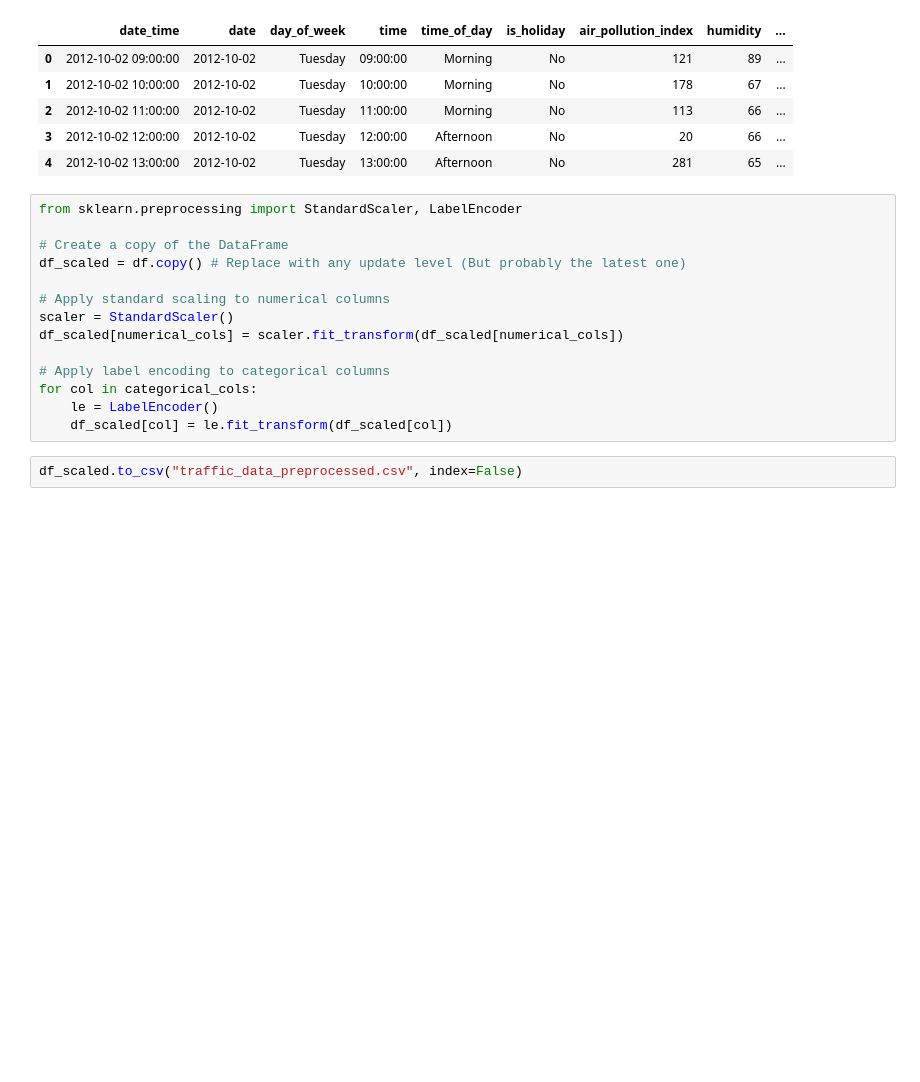
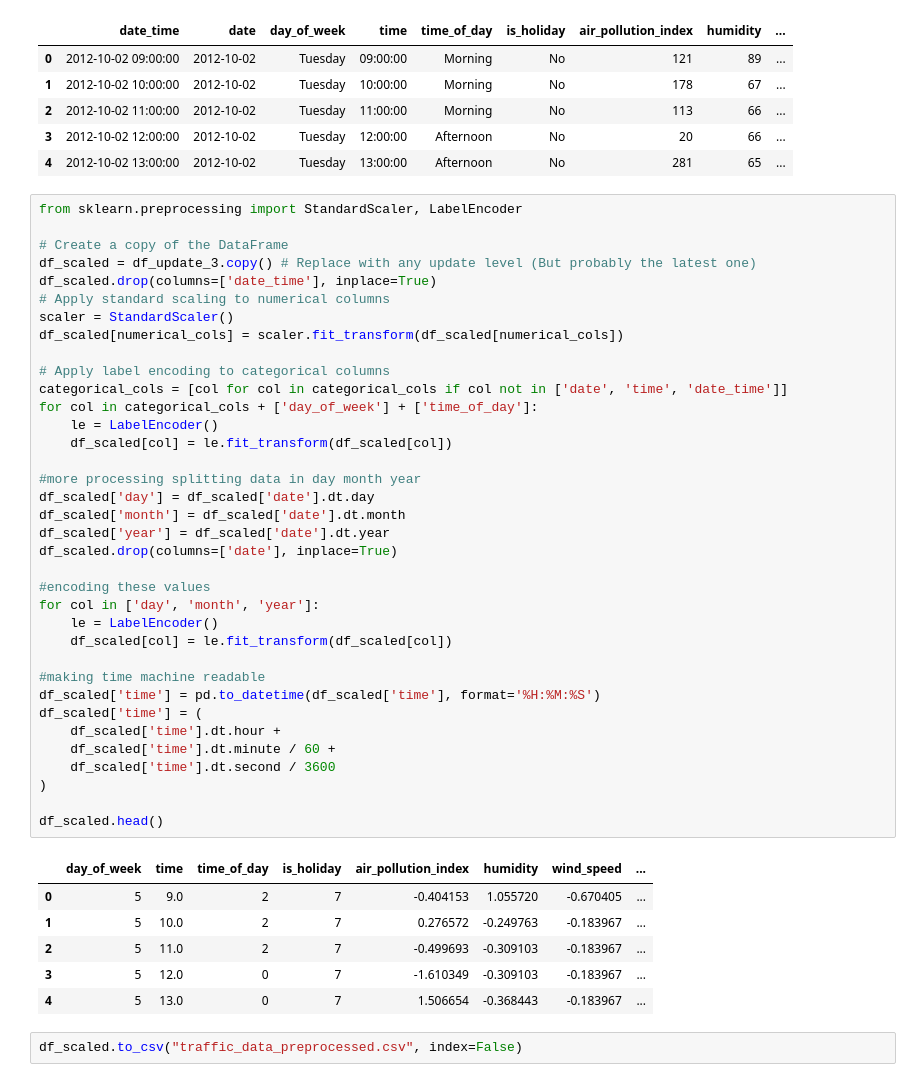
Before and after one commit to ArmaVoss/CS506-Final-Project, a Jupyter notebook: TrafficVolume_Preprocessing.ipynb, the cells around one changed output. Saved outputs shown, nothing was run; the diff lists cells and outputs as text; blank space fills up the shorter version.

```diff
--- a/TrafficVolume_Preprocessing.ipynb
+++ b/TrafficVolume_Preprocessing.ipynb
@@ -196,16 +194,45 @@ df_update_3.head()
 # %%
 from sklearn.preprocessing import StandardScaler, LabelEncoder
 
 # Create a copy of the DataFrame
-df_scaled = df.copy() # Replace with any update level (But probably the latest one)
-
+df_scaled = df_update_3.copy() # Replace with any update level (But probably the latest one)
+df_scaled.drop(columns=['date_time'], inplace=True)
 # Apply standard scaling to numerical columns
 scaler = StandardScaler()
 df_scaled[numerical_cols] = scaler.fit_transform(df_scaled[numerical_cols])
 
 # Apply label encoding to categorical columns
-for col in categorical_cols:
+categorical_cols = [col for col in categorical_cols if col not in ['date', 'time', 'date_time']]
+for col in categorical_cols + ['day_of_week'] + ['time_of_day']:
     le = LabelEncoder()
     df_scaled[col] = le.fit_transform(df_scaled[col])
+
+#more processing splitting data in day month year
+df_scaled['day'] = df_scaled['date'].dt.day
+df_scaled['month'] = df_scaled['date'].dt.month
+df_scaled['year'] = df_scaled['date'].dt.year
+df_scaled.drop(columns=['date'], inplace=True)
+
+#encoding these values
+for col in ['day', 'month', 'year']:
+    le = LabelEncoder()
+    df_scaled[col] = le.fit_transform(df_scaled[col])
+
+#making time machine readable
+df_scaled['time'] = pd.to_datetime(df_scaled['time'], format='%H:%M:%S')
+df_scaled['time'] = (
+    df_scaled['time'].dt.hour +
+    df_scaled['time'].dt.minute / 60 +
+    df_scaled['time'].dt.second / 3600
+)
+
+df_scaled.head()
+# %% [output]
+|  | day_of_week | time | time_of_day | is_holiday | air_pollution_index | humidity | wind_speed | ... |
+| 0 | 5 | 9.0 | 2 | 7 | -0.404153 | 1.055720 | -0.670405 | ... |
+| 1 | 5 | 10.0 | 2 | 7 | 0.276572 | -0.249763 | -0.183967 | ... |
+| 2 | 5 | 11.0 | 2 | 7 | -0.499693 | -0.309103 | -0.183967 | ... |
+| 3 | 5 | 12.0 | 0 | 7 | -1.610349 | -0.309103 | -0.183967 | ... |
+| 4 | 5 | 13.0 | 0 | 7 | 1.506654 | -0.368443 | -0.183967 | ... |
 # %%
 df_scaled.to_csv("traffic_data_preprocessed.csv", index=False)
```
Also changed, not shown: parts of 1 cell of this notebook, 1 other file.
